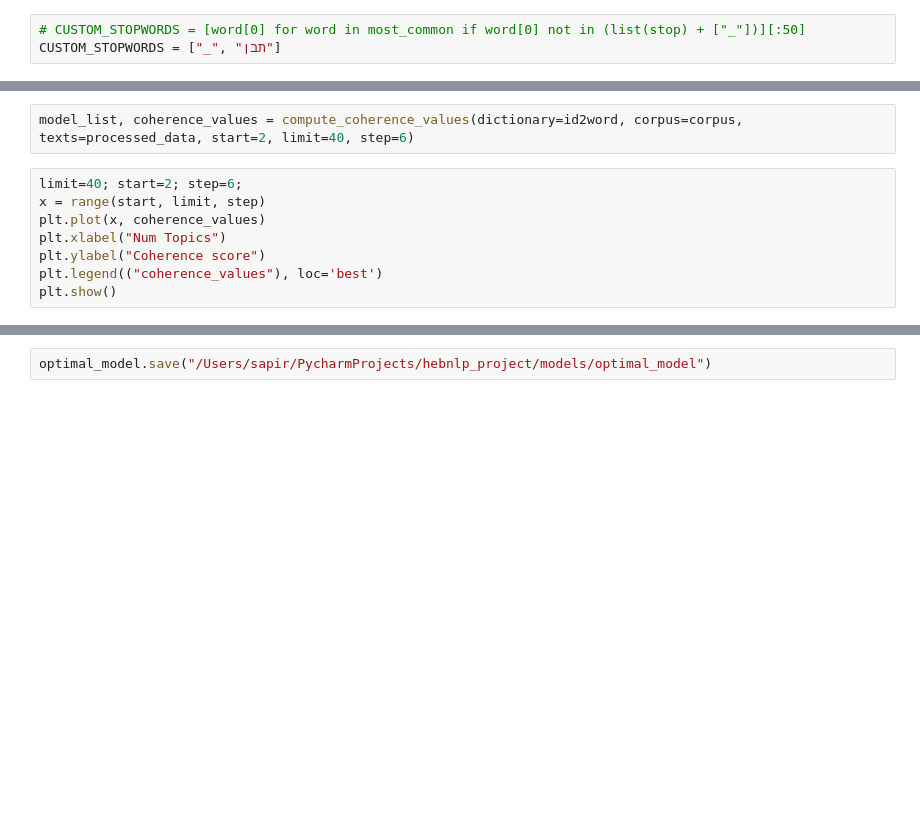
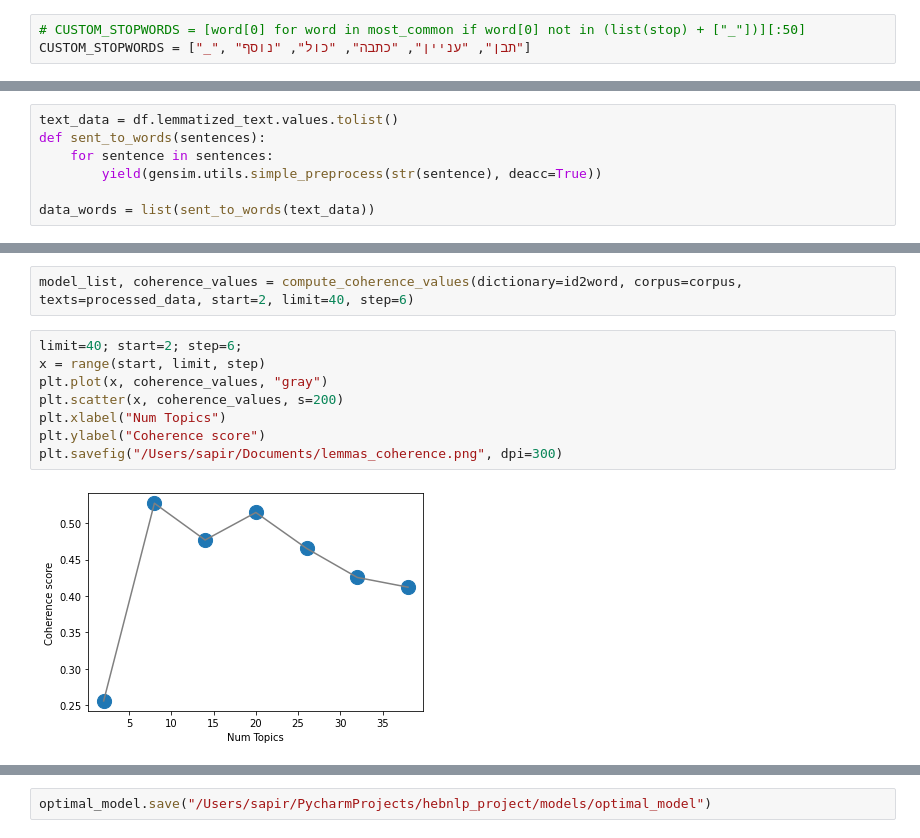
Before and after one commit to SapirW/hebnlp_project, a Jupyter notebook: Notebooks/LDA_lemmatized.ipynb, the cells around one changed output, grey strips where cells are left out. Cells and saved outputs as stored; diff of their text form; blank space fills up the shorter version.

```diff
--- a/Notebooks/LDA_lemmatized.ipynb
+++ b/Notebooks/LDA_lemmatized.ipynb
@@ -148,7 +148,7 @@ def remove_stopwords(s, stopwords):
     return " ".join(output)
 # %%
 # CUSTOM_STOPWORDS = [word[0] for word in most_common if word[0] not in (list(stop) + ["_"])][:50]
-CUSTOM_STOPWORDS = ["_", "תבן"]
+CUSTOM_STOPWORDS = ["_", "תבן", "עניין", "כתבה", "כול", "נוסף"]
 # %%
 'ה' in stop
 # %% [output]
@@ -173,3 +173,10 @@ lemmatized_text[0]
 'תם שימוע ממשלה ינימין נתניהו עשר דיון תיק אלף תיק תינה נחתם ארבעה שימוע כעת יועץ משפטי ממשלה אביחי מנדלבליט החליט הגיש כתב אישום ארבעה תיק יובל אראל מציין עורך דין הגיש סיכום כתוב סוכה הזכיר משנה פרק ...
 # %% [markdown]
 # Tokenization
+# %%
+text_data = df.lemmatized_text.values.tolist()
+def sent_to_words(sentences):
+    for sentence in sentences:
+        yield(gensim.utils.simple_preprocess(str(sentence), deacc=True))
+
+data_words = list(sent_to_words(text_data))
@@ -343,11 +358,13 @@ model_list, coherence_values = compute_coherence_values(dictionary=id2word, corp
 # %%
 limit=40; start=2; step=6;
 x = range(start, limit, step)
-plt.plot(x, coherence_values)
+plt.plot(x, coherence_values, "gray")
+plt.scatter(x, coherence_values, s=200)
 plt.xlabel("Num Topics")
 plt.ylabel("Coherence score")
-plt.legend(("coherence_values"), loc='best')
-plt.show()
+plt.savefig("/Users/sapir/Documents/lemmas_coherence.png", dpi=300)
+# %% [output]
+[figure, added]
 # %%
 for m, cv in zip(x, coherence_values):
     print("Num Topics =", m, " has Coherence Value of", round(cv, 4))
```
Also changed, not shown: parts of 24 cells of this notebook, 2 other files.
